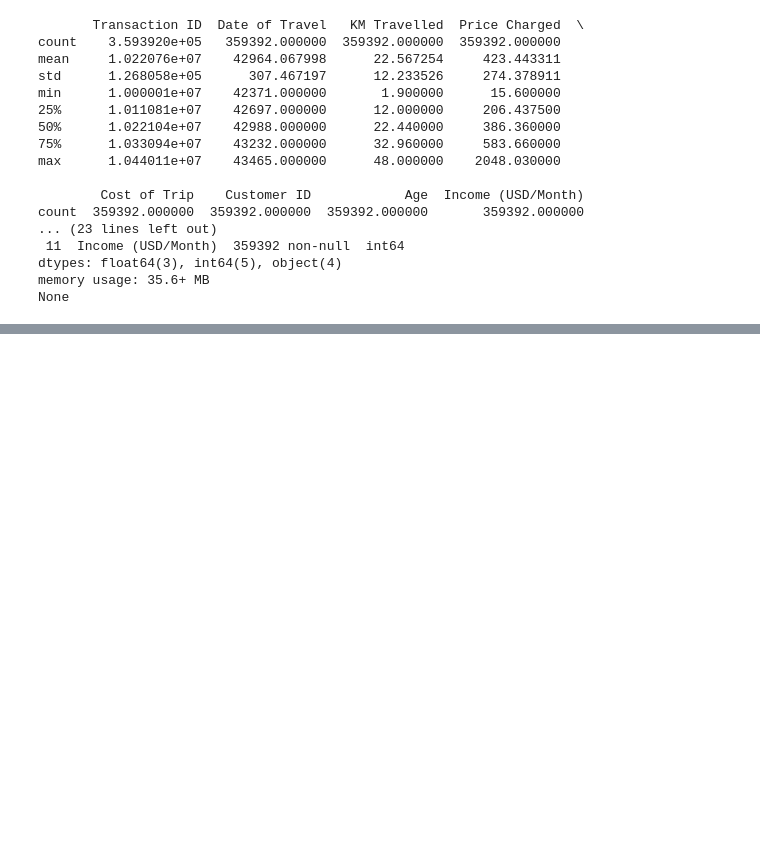
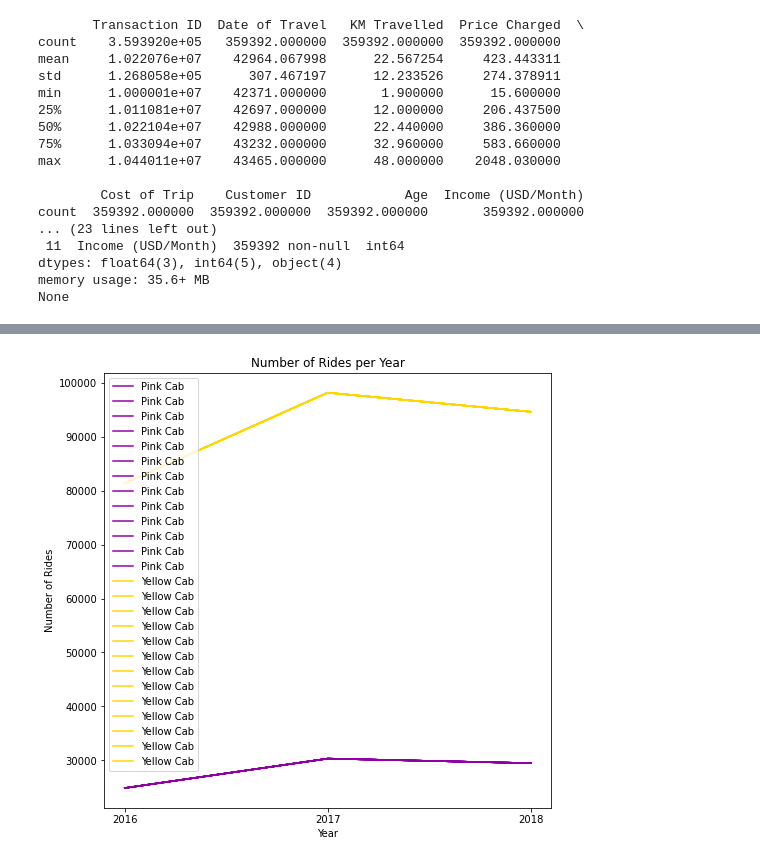
Before and after one commit to TheHamhams/taxi, a Jupyter notebook: taxi_notebook.ipynb, the cells around one changed output, grey strips where cells are left out. Saved outputs shown, nothing was run; the diff lists cells and outputs as text; code cells hidden in the pictures; blank space fills up the shorter version.

```diff
--- a/taxi_notebook.ipynb
+++ b/taxi_notebook.ipynb
@@ -149,0 +156,25 @@ plt.show()
+# %%
+yellow_rides_2016 = yellow[yellow['Date of Travel'].str.contains(r"\b2016\b", regex=True)].count()
+yellow_rides_2017 = yellow[yellow['Date of Travel'].str.contains(r"\b2017\b", regex=True)].count()
+yellow_rides_2018 = yellow[yellow['Date of Travel'].str.contains(r"\b2018\b", regex=True)].count()
+yellow_rides_full = [yellow_rides_2016, yellow_rides_2017, yellow_rides_2018]
+
+pink_rides_2016 = pink[pink['Date of Travel'].str.contains(r"\b2016\b", regex=True)].count()
+pink_rides_2017 = pink[pink['Date of Travel'].str.contains(r"\b2017\b", regex=True)].count()
+pink_rides_2018 = pink[pink['Date of Travel'].str.contains(r"\b2018\b", regex=True)].count()
+pink_rides_full = [pink_rides_2016, pink_rides_2017, pink_rides_2018]
+
+fig = plt.figure(figsize=(8, 8))
+ax = plt.subplot()
+plt.plot(years, pink_rides_full, color=pink_c, label='Pink Cab')
+plt.plot(years, yellow_rides_full, color='gold', label='Yellow Cab')
+plt.legend()
+plt.title('Number of Rides per Year')
+plt.ylabel('Number of Rides')
+plt.xlabel('Year')
+ax.set_xticks(years)
+
+
+plt.show()
+# %% [output]
+[figure, added]
```
Also changed, not shown: parts of 3 cells of this notebook, 1 other file.
